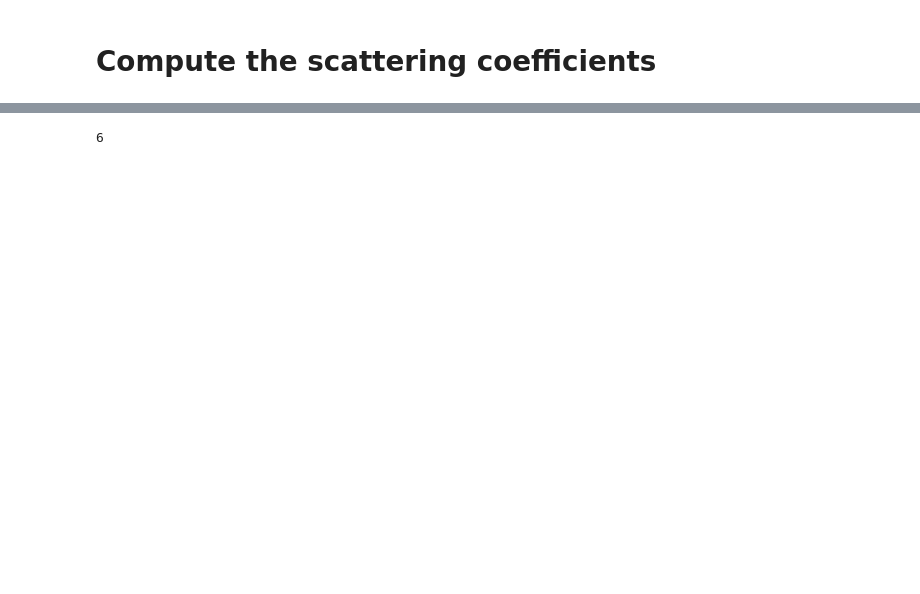
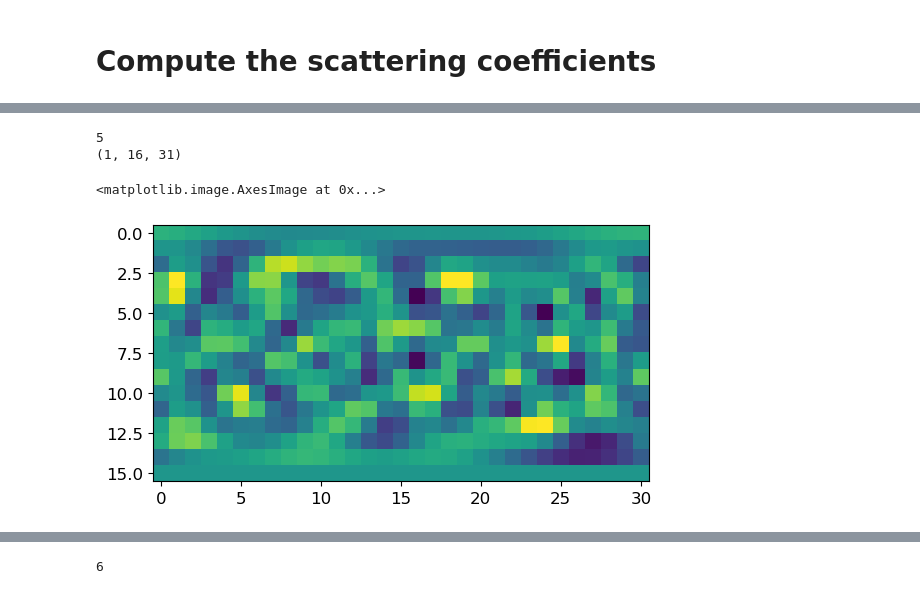
Before and after one commit to mousset/scatcovJAX, a Jupyter notebook: Notebooks/compute_scattering_coeff.ipynb, the cells around one changed output, grey strips where cells are left out. Cells and saved outputs as stored; diff of their text form; code cells hidden in the pictures; blank space fills up the shorter version.

```diff
--- a/Notebooks/compute_scattering_coeff.ipynb
+++ b/Notebooks/compute_scattering_coeff.ipynb
@@ -221,3 +231,12 @@ Njjprime.append(Njjprime_for_j2)  # [J2][Norient2][J1j][Norient1, Nthetaj, Nphij
+# %%
+print(len(val))
+print(val[1].shape)
+plt.imshow(np.real(val[1][0, :, :]), vmin=-0.02, vmax=0.02)
+# %% [output]
+5
+(1, 16, 31)
+<matplotlib.image.AxesImage at 0x...>
+[figure, added]
 # %%
 ### Reorder and flatten Njjprime, convert to JAX arrays for C01/C11
 Njjprime_flat = []
```
Also changed, not shown: parts of 15 cells of this notebook.
